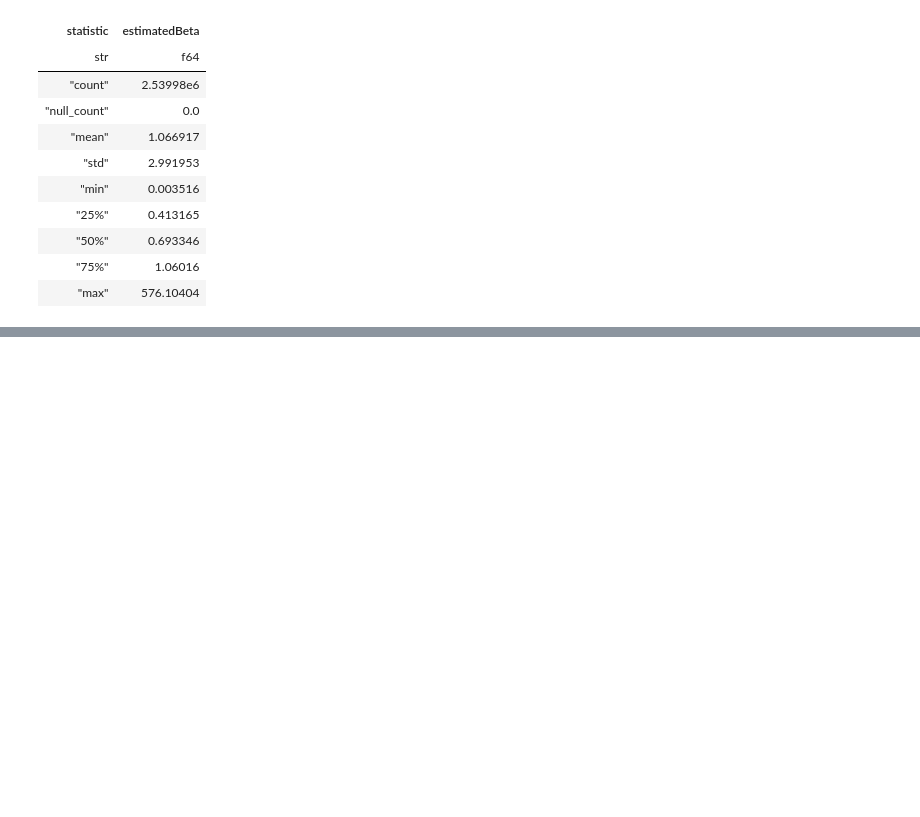
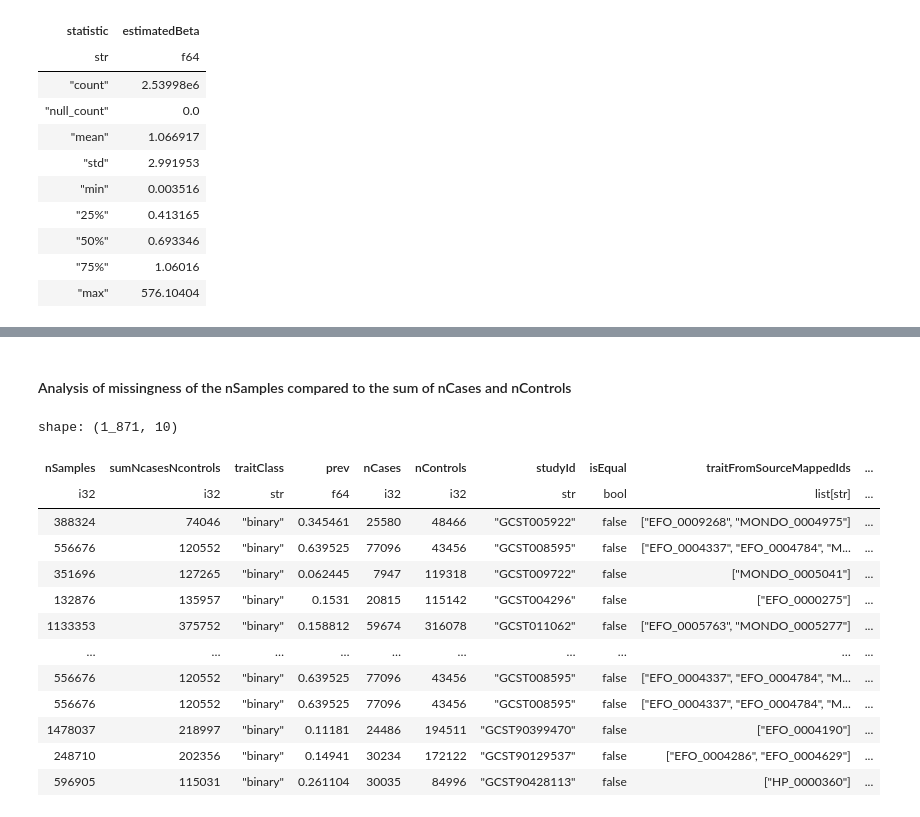
Before and after one commit to opentargets/Gentropy-manuscript, a Jupyter notebook: chapters/variant_effect_prediction/02_variance_explained.ipynb, the cells around one changed output, grey strips where cells are left out. Drawn from its saved outputs; the diff is of its cells as text; code cells hidden in the pictures; blank space fills up the shorter version.

```diff
--- a/chapters/variant_effect_prediction/02_variance_explained.ipynb
+++ b/chapters/variant_effect_prediction/02_variance_explained.ipynb
@@ -234,0 +274,38 @@ shape: (2_621_048, 7)
+# %% [markdown]
+#### Analysis of missingness of the nSamples compared to the sum of nCases and nControls
+# %%
+### Compare nSamples and nCases + nControls
+si = pl.read_parquet("../../data/study/*.parquet")
+pl.Config.set_fmt_str_lengths(1000)
+x = (
+    df2.select(
+        pl.col("nSamples"),
+        (pl.col("nCases") + pl.col("nControls")).alias("sumNcasesNcontrols"),
+        pl.col("rescaledStatistics").struct.field("traitClass"),
+        pl.col("rescaledStatistics").struct.field("prev"),
+        pl.col("nCases"),
+        pl.col("nControls"),
+        pl.col("studyId"),
+    )
+    .filter(pl.col("traitClass") == "binary")
+    .select("*", (pl.col("nSamples") == pl.col("sumNcasesNcontrols")).alias("isEqual"))
+    .filter(pl.col("isEqual") == False)
+    .join(si.select("studyId", "traitFromSourceMappedIds", "initialSampleSize"), how="left", on="studyId")
+)
+
+x.filter(pl.col("nSamples") > 100_000)
+# %% [output]
+shape: (1_871, 10)
+| nSamples | sumNcasesNcontrols | traitClass | prev | nCases | nControls | studyId | isEqual | traitFromSourceMappedIds | ... |
+| i32 | i32 | str | f64 | i32 | i32 | str | bool | list[str] | ... |
+| 388324 | 74046 | "binary" | 0.345461 | 25580 | 48466 | "GCST005922" | false | ["EFO_0009268", "MONDO_0004975"] | ... |
+| 556676 | 120552 | "binary" | 0.639525 | 77096 | 43456 | "GCST008595" | false | ["EFO_0004337", "EFO_0004784", "M... | ... |
+| 351696 | 127265 | "binary" | 0.062445 | 7947 | 119318 | "GCST009722" | false | ["MONDO_0005041"] | ... |
+| 132876 | 135957 | "binary" | 0.1531 | 20815 | 115142 | "GCST004296" | false | ["EFO_0000275"] | ... |
+| 1133353 | 375752 | "binary" | 0.158812 | 59674 | 316078 | "GCST011062" | false | ["EFO_0005763", "MONDO_0005277"] | ... |
+| … | … | … | … | … | … | … | … | … | ... |
+| 556676 | 120552 | "binary" | 0.639525 | 77096 | 43456 | "GCST008595" | false | ["EFO_0004337", "EFO_0004784", "M... | ... |
+| 556676 | 120552 | "binary" | 0.639525 | 77096 | 43456 | "GCST008595" | false | ["EFO_0004337", "EFO_0004784", "M... | ... |
+| 1478037 | 218997 | "binary" | 0.11181 | 24486 | 194511 | "GCST90399470" | false | ["EFO_0004190"] | ... |
+| 248710 | 202356 | "binary" | 0.14941 | 30234 | 172122 | "GCST90129537" | false | ["EFO_0004286", "EFO_0004629"] | ... |
+| 596905 | 115031 | "binary" | 0.261104 | 30035 | 84996 | "GCST90428113" | false | ["HP_0000360"] | ... |
```
Also changed, not shown: parts of 27 cells of this notebook.
